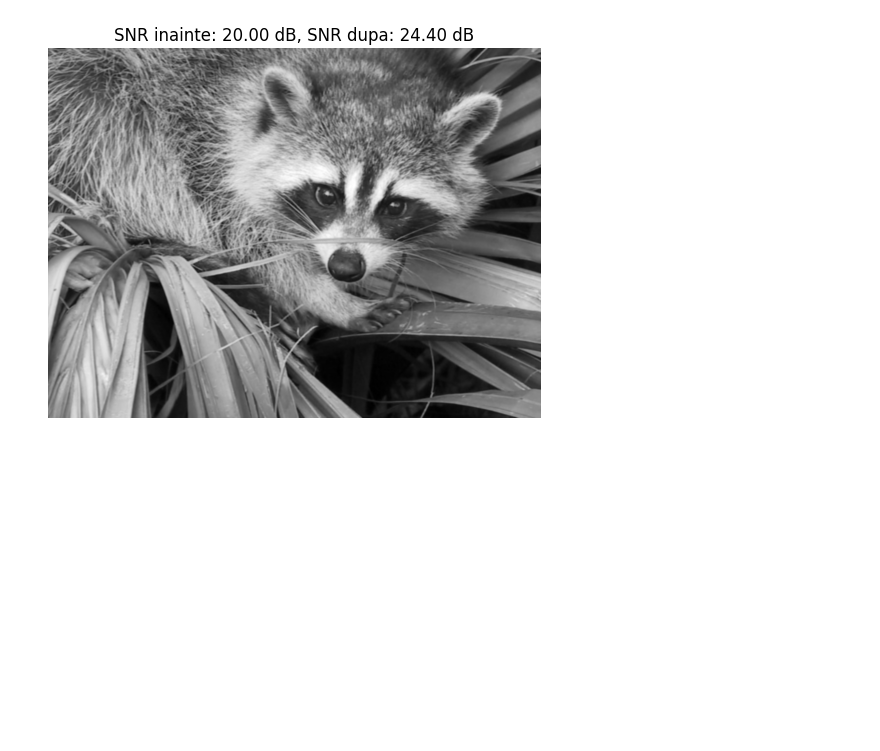
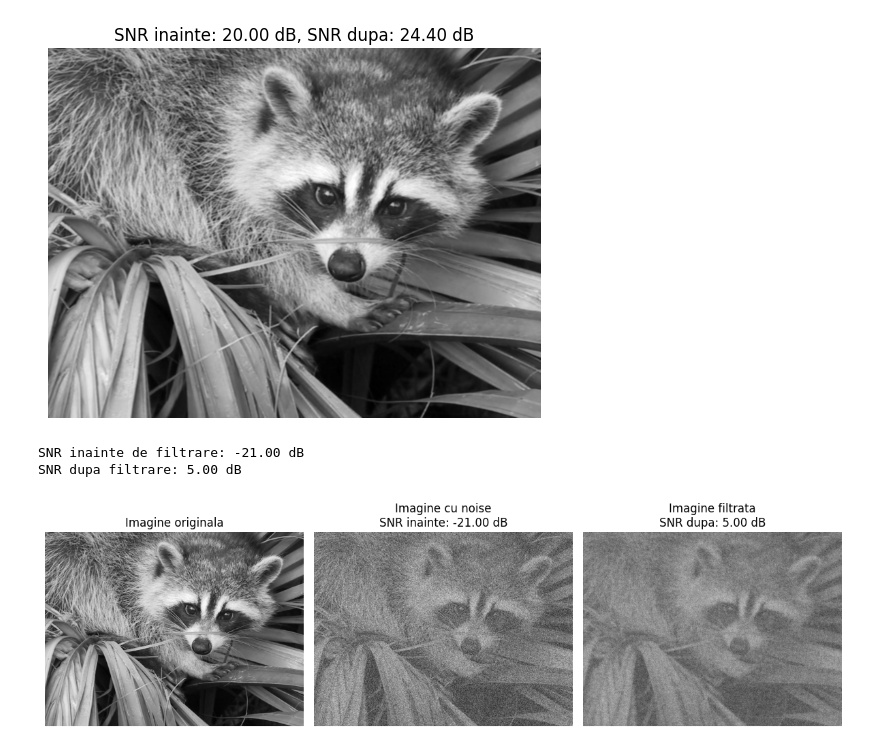
Before and after one commit to andreidurdun/Prelucrarea-Semnalelor, a Jupyter notebook: lab7.ipynb, the cells around one changed output. Drawn from its saved outputs; the diff is of its cells as text; code cells hidden in the pictures; blank space fills up the shorter version.

```diff
--- a/lab7.ipynb
+++ b/lab7.ipynb
@@ -261,3 +263,37 @@ plt.show()
 # se observa un SNR mai mare dupa filtrare => zgomotul a fost redus
 # %% [output]
 [figure]
+# %%
+#SNR inainte de filtrare
+putere_semnal = np.sum(X**2)
+putere_zgomot = np.sum((X - X_noisy)**2)
+snr_inainte = 10 * np.log10(putere_semnal / putere_zgomot)
+
+print(f'SNR inainte de filtrare: {snr_inainte:.2f} dB')
+
+X_filtrat, snr_dupa = comprimare_snr(X_noisy, snr=5)
+print(f'SNR dupa filtrare: {snr_dupa:.2f} dB')
+
+plt.figure(figsize=(12, 4))
+
+plt.subplot(1, 3, 1)
+plt.imshow(X, cmap='gray')
+plt.title("Imagine originala")
+plt.axis("off")
+
+plt.subplot(1, 3, 2)
+plt.imshow(X_noisy, cmap='gray')
+plt.title(f"Imagine cu noise\nSNR inainte: {snr_inainte:.2f} dB")
+plt.axis("off")
+
+plt.subplot(1, 3, 3)
+plt.imshow(X_filtrat, cmap='gray')
+plt.title(f"Imagine filtrata\nSNR dupa: {snr_dupa:.2f} dB")
+plt.axis("off")
+
+plt.tight_layout()
+plt.show()
+# %% [output]
+SNR inainte de filtrare: -21.00 dB
+SNR dupa filtrare: 5.00 dB
+[figure, added]
```
Also changed, not shown: parts of 1 cell of this notebook.
